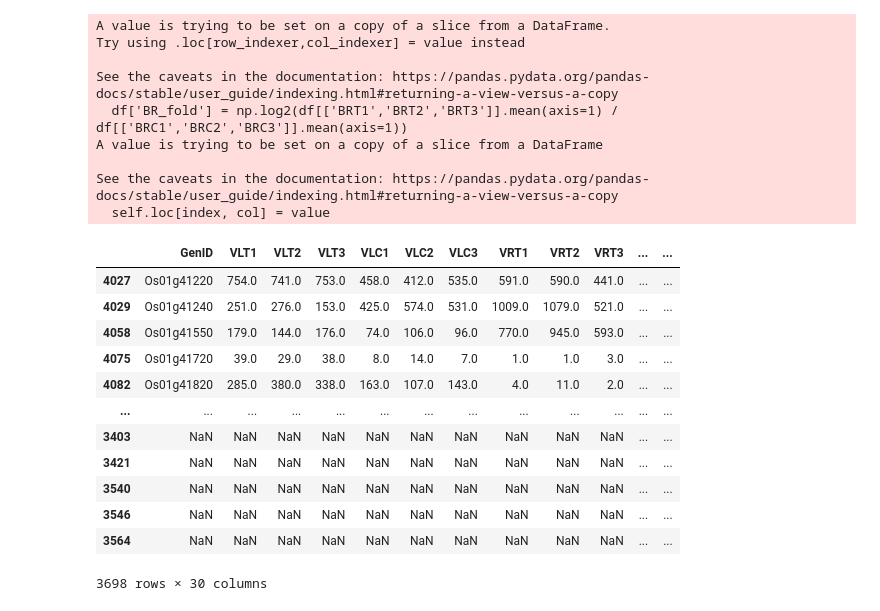
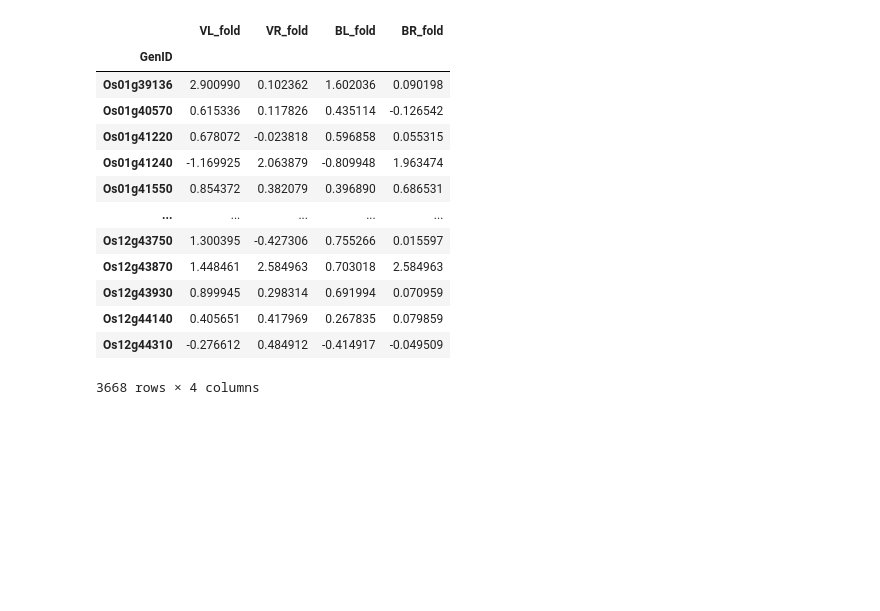
Before and after one commit to MahdeeMushfiqueKamal/cBLAST-AssignedTasks, a Jupyter notebook: task4.ipynb, the cells around one changed output. Saved outputs shown, nothing was run; the diff lists cells and outputs as text; code cells hidden in the pictures; blank space fills up the shorter version.

```diff
--- a/task4.ipynb
+++ b/task4.ipynb
@@ -22,8 +22,6 @@ df['p_score'] = nan
 #df
 # %%
 # Vialone Nano - Leaf
-df['VL_fold'] = np.log2(df[['VLT1','VLT2','VLT3']].mean(axis=1) / df[['VLC1','VLC2','VLC3']].mean(axis=1))
-
 data_set1 = df[['VLT1','VLT2','VLT3']].to_numpy()
 data_set2 = df[['VLC1','VLC2','VLC3']].to_numpy()
 
@@ -31,4 +29,5 @@ for i in range(len(df)):
     df.at[i,'p_score'] =  ttest_ind(data_set1[i], data_set2[i])[1]
 
 df = df[df['p_score'] < 0.01]
-df
+df = df.dropna()
+#df
@@ -110,7 +56,5 @@ See the caveats in the documentation: https://pandas.pydata.org/pandas-docs/stab
 # %%
 # Baldo - Root
-df['BR_fold'] = np.log2(df[['BRT1','BRT2','BRT3']].mean(axis=1) / df[['BRC1','BRC2','BRC3']].mean(axis=1))
-
 data_set1 = df[['BRT1','BRT2','BRT3']].to_numpy()
 data_set2 = df[['BRC1','BRC2','BRC3']].to_numpy()
 
@@ -118,27 +62,29 @@ for i in range(len(df)):
     df.at[i,'p_score'] =  ttest_ind(data_set1[i], data_set2[i])[1]
 
 df = df[df['p_score'] < 0.01]
-df
+df = df.dropna()
-# %% [output]
-A value is trying to be set on a copy of a slice from a DataFrame.
-Try using .loc[row_indexer,col_indexer] = value instead
-
-See the caveats in the documentation: https://pandas.pydata.org/pandas-docs/stable/user_guide/indexing.html#returning-a-view-versus-a-copy
-  df['BR_fold'] = np.log2(df[['BRT1','BRT2','BRT3']].mean(axis=1) / df[['BRC1','BRC2','BRC3']].mean(axis=1))
-A value is trying to be set on a copy of a slice from a DataFrame
-
-See the caveats in the documentation: https://pandas.pydata.org/pandas-docs/stable/user_guide/indexing.html#returning-a-view-versus-a-copy
-  self.loc[index, col] = value
-|  | GenID | VLT1 | VLT2 | VLT3 | VLC1 | VLC2 | VLC3 | VRT1 | VRT2 | VRT3 | ... | ... |
-| 4027 | Os01g41220 | 754.0 | 741.0 | 753.0 | 458.0 | 412.0 | 535.0 | 591.0 | 590.0 | 441.0 | ... | ... |
-| 4029 | Os01g41240 | 251.0 | 276.0 | 153.0 | 425.0 | 574.0 | 531.0 | 1009.0 | 1079.0 | 521.0 | ... | ... |
-| 4058 | Os01g41550 | 179.0 | 144.0 | 176.0 | 74.0 | 106.0 | 96.0 | 770.0 | 945.0 | 593.0 | ... | ... |
-| 4075 | Os01g41720 | 39.0 | 29.0 | 38.0 | 8.0 | 14.0 | 7.0 | 1.0 | 1.0 | 3.0 | ... | ... |
-| 4082 | Os01g41820 | 285.0 | 380.0 | 338.0 | 163.0 | 107.0 | 143.0 | 4.0 | 11.0 | 2.0 | ... | ... |
-| ... | ... | ... | ... | ... | ... | ... | ... | ... | ... | ... | ... | ... |
-| 3403 | NaN | NaN | NaN | NaN | NaN | NaN | NaN | NaN | NaN | NaN | ... | ... |
-| 3421 | NaN | NaN | NaN | NaN | NaN | NaN | NaN | NaN | NaN | NaN | ... | ... |
-| 3540 | NaN | NaN | NaN | NaN | NaN | NaN | NaN | NaN | NaN | NaN | ... | ... |
-| 3546 | NaN | NaN | NaN | NaN | NaN | NaN | NaN | NaN | NaN | NaN | ... | ... |
-| 3564 | NaN | NaN | NaN | NaN | NaN | NaN | NaN | NaN | NaN | NaN | ... | ... |
-3698 rows × 30 columns
+# %%
+# Finding folds:
+df['VL_fold'] = np.log2(df[['VLT1','VLT2','VLT3']].mean(axis=1) / df[['VLC1','VLC2','VLC3']].mean(axis=1))
+df['VR_fold'] = np.log2(df[['VRT1','VRT2','VRT3']].mean(axis=1) / df[['VRC1','VRC2','VRC3']].mean(axis=1))
+df['BL_fold'] = np.log2(df[['BLT1','BLT2','BLT3']].mean(axis=1) / df[['BLC1','BLC2','BLC3']].mean(axis=1))
+df['BR_fold'] = np.log2(df[['BRT1','BRT2','BRT3']].mean(axis=1) / df[['BRC1','BRC2','BRC3']].mean(axis=1))
+
+df = df[['GenID','VL_fold','VR_fold','BL_fold','BR_fold']]
+df = df.set_index('GenID')
+df
+# %% [output]
+|  | VL_fold | VR_fold | BL_fold | BR_fold |
+| GenID |  |  |  |  |
+| Os01g39136 | 2.900990 | 0.102362 | 1.602036 | 0.090198 |
+| Os01g40570 | 0.615336 | 0.117826 | 0.435114 | -0.126542 |
+| Os01g41220 | 0.678072 | -0.023818 | 0.596858 | 0.055315 |
+| Os01g41240 | -1.169925 | 2.063879 | -0.809948 | 1.963474 |
+| Os01g41550 | 0.854372 | 0.382079 | 0.396890 | 0.686531 |
+| ... | ... | ... | ... | ... |
+| Os12g43750 | 1.300395 | -0.427306 | 0.755266 | 0.015597 |
+| Os12g43870 | 1.448461 | 2.584963 | 0.703018 | 2.584963 |
+| Os12g43930 | 0.899945 | 0.298314 | 0.691994 | 0.070959 |
+| Os12g44140 | 0.405651 | 0.417969 | 0.267835 | 0.079859 |
+| Os12g44310 | -0.276612 | 0.484912 | -0.414917 | -0.049509 |
+3668 rows × 4 columns
```
Also changed, not shown: parts of 5 cells of this notebook, 1 other file.
